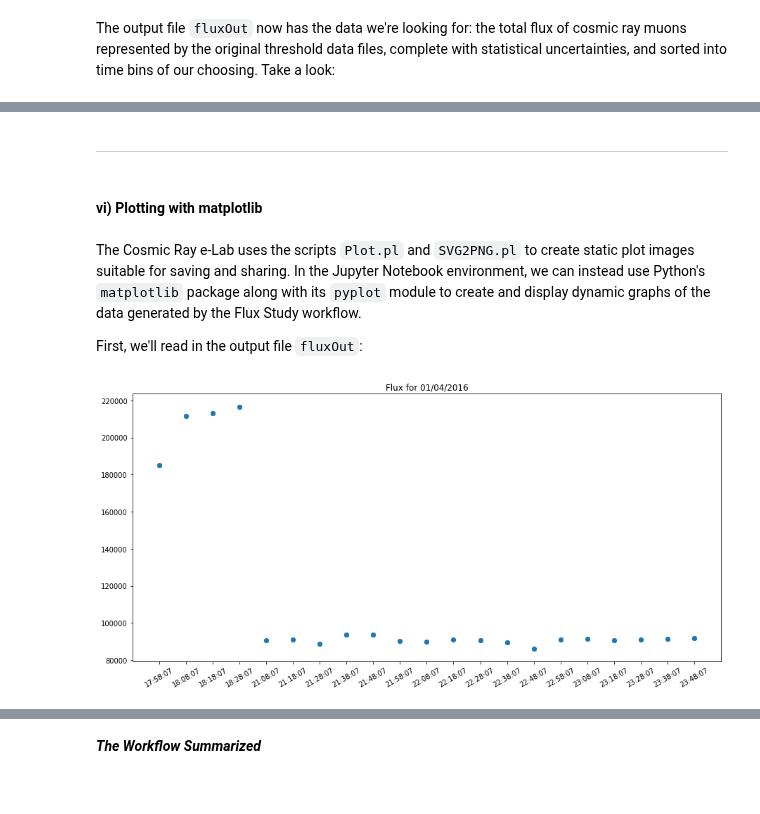
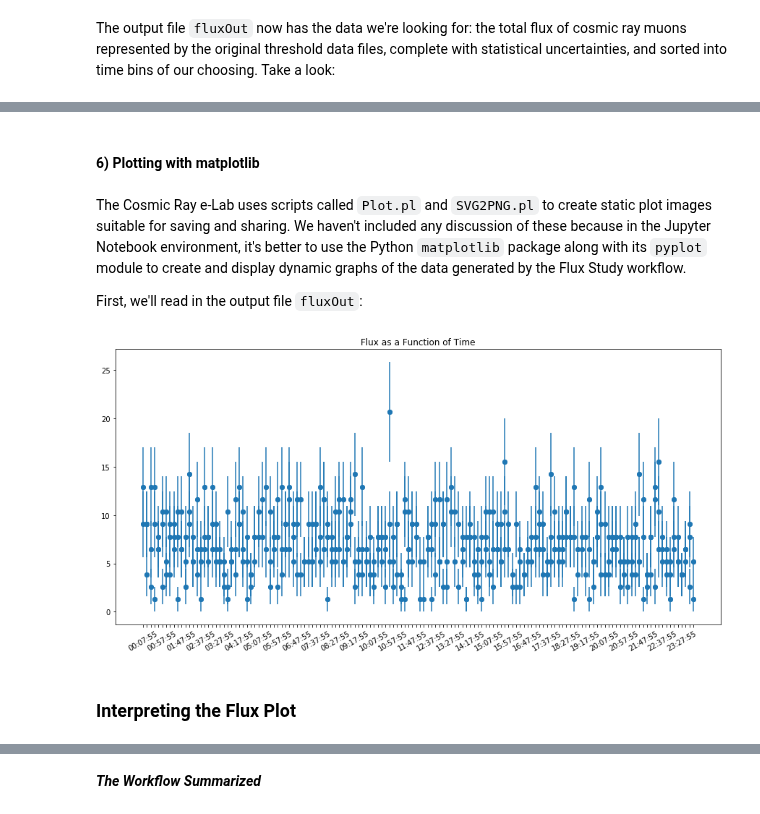
Before and after one commit to QuarkNet-HEP/CosmicExplorationBooks, a Jupyter notebook: Exploration_Flux/6_Flux_study.ipynb, the cells around one changed output, grey strips where cells are left out. Saved outputs shown, nothing was run; the diff lists cells and outputs as text; code cells hidden in the pictures.

Commit message:
Substantial updates, including workflow explanation and complete classroom 'paper flux' exercise

```diff
--- a/Exploration_Flux/6_Flux_study.ipynb
+++ b/Exploration_Flux/6_Flux_study.ipynb
@@ -169,46 +247,48 @@ The output file `fluxOut` now has the data we're looking for: the total flux of
-# %% [markdown]
----
 # %% [markdown]
-#### vi) Plotting with matplotlib
+#### 6) Plotting with matplotlib
 # %% [markdown]
-The Cosmic Ray e-Lab uses the scripts `Plot.pl` and `SVG2PNG.pl` to create static plot images suitable for saving and sharing.  In the Jupyter Notebook environment, we can instead use Python's `matplotlib` package along with its `pyplot` module to create and display dynamic graphs of the data generated by the Flux Study workflow.
+The Cosmic Ray e-Lab uses scripts called `Plot.pl` and `SVG2PNG.pl` to create static plot images suitable for saving and sharing.  We haven't included any discussion of these because in the Jupyter Notebook environment, it's better to use the Python `matplotlib` package along with its `pyplot` module to create and display dynamic graphs of the data generated by the Flux Study workflow.
 
 First, we'll read in the output file `fluxOut`:
 # %%
-with open("fluxOut") as flux:
+# Plotting Code
+import matplotlib.pyplot as plt
+with open('./OutputFiles/fluxOut') as flux:
     # 'lines' will be a list having each line of 'fluxOut' as an element
     lines = flux.readlines()
     # Remove the first two lines, which are comments
     lines = lines[2:]
     # Get the date
     date=str(lines[0].split()[0])
 
     # Split each line into x, y, and uncertainty arrays:
     x = [(line.split()[1]) for line in lines]
     y = [float(line.split()[2]) for line in lines]
     dy = [float(line.split()[3]) for line in lines]
 
-#print(x)
-#print(y)
-#print(len(y))
-
 # Make the output plot bigger:
 #scale=15
 #plt.rcParams["figure.figsize"]=[scale,scale]
 plt.rcParams["figure.figsize"]=[15,7]
 
 # Slant tick-labels on x-axis for readability
 plt.xticks(rotation=30)
 
 # Add a title
-plt.title("Flux for " + date)
+plt.title("Flux as a Function of Time")
 
-plt.scatter(x,y)
+plot = plt.scatter(x,y)
+
+# Labels on the x-axis can become cluttered.  Thin them out if necessary
+plt.setp(plot.axes.get_xticklabels(), visible=False)
+plt.setp(plot.axes.get_xticklabels()[::5], visible=True)
 
 # Add error bars
 #   Amplify error bars just to see if they're really there:
 #   dy = [20*i for i in dy]
 plt.errorbar(x,y,yerr=dy,linestyle="None",fmt='o')
 plt.show()
 # %% [output]
-[figure, old version]
+[figure, new version]
+# %% [markdown]
+### Interpreting the Flux Plot
```
Also changed, not shown: parts of 80 cells of this notebook.
